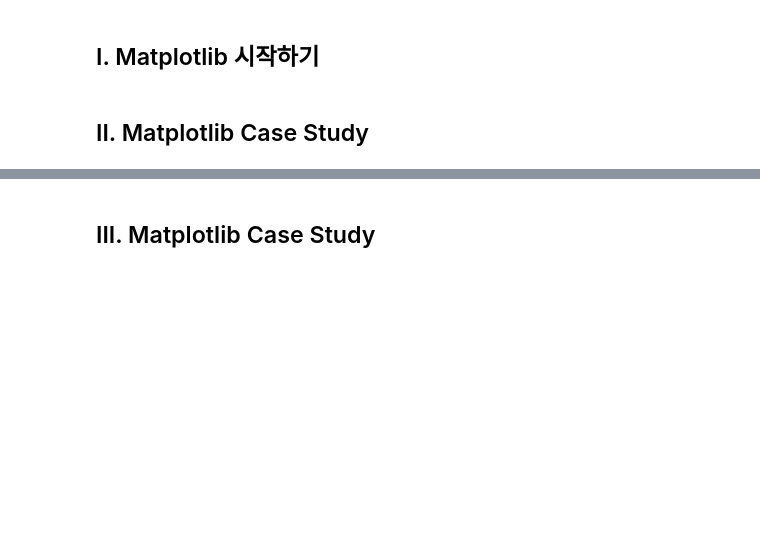
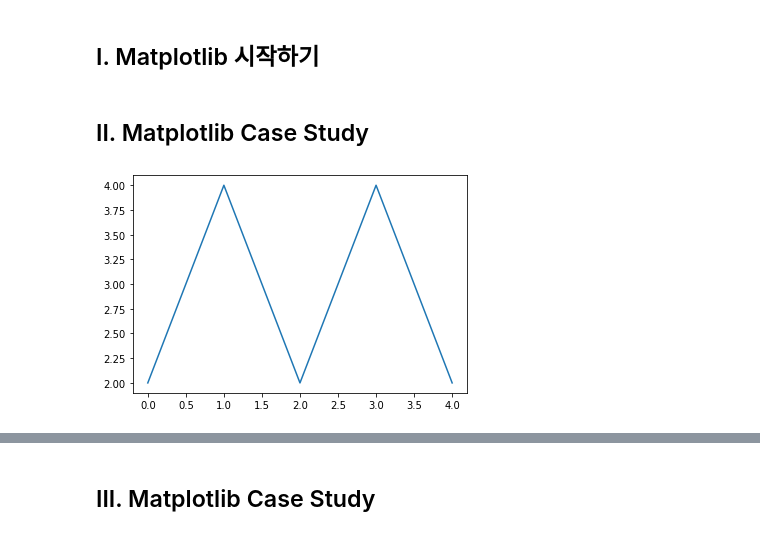
Before and after one commit to Paul-scpark/AI-dev-course, a Jupyter notebook: 3주차/04_1_파이썬_그래프_그리기_matplotlib.ipynb, the cells around one changed output, grey strips where cells are left out. Drawn from its saved outputs; the diff is of its cells as text; code cells hidden in the pictures; blank space fills up the shorter version.

```diff
--- a/3주차/04_1_파이썬_그래프_그리기_matplotlib.ipynb
+++ b/3주차/04_1_파이썬_그래프_그리기_matplotlib.ipynb
@@ -30,2 +38,7 @@
 # %% [markdown]
 ## II. Matplotlib Case Study
+# %%
+plt.plot([2, 4, 2, 4, 2])
+plt.show()
+# %% [output]
+[figure, added]
```
Also changed, not shown: parts of 27 cells of this notebook.
